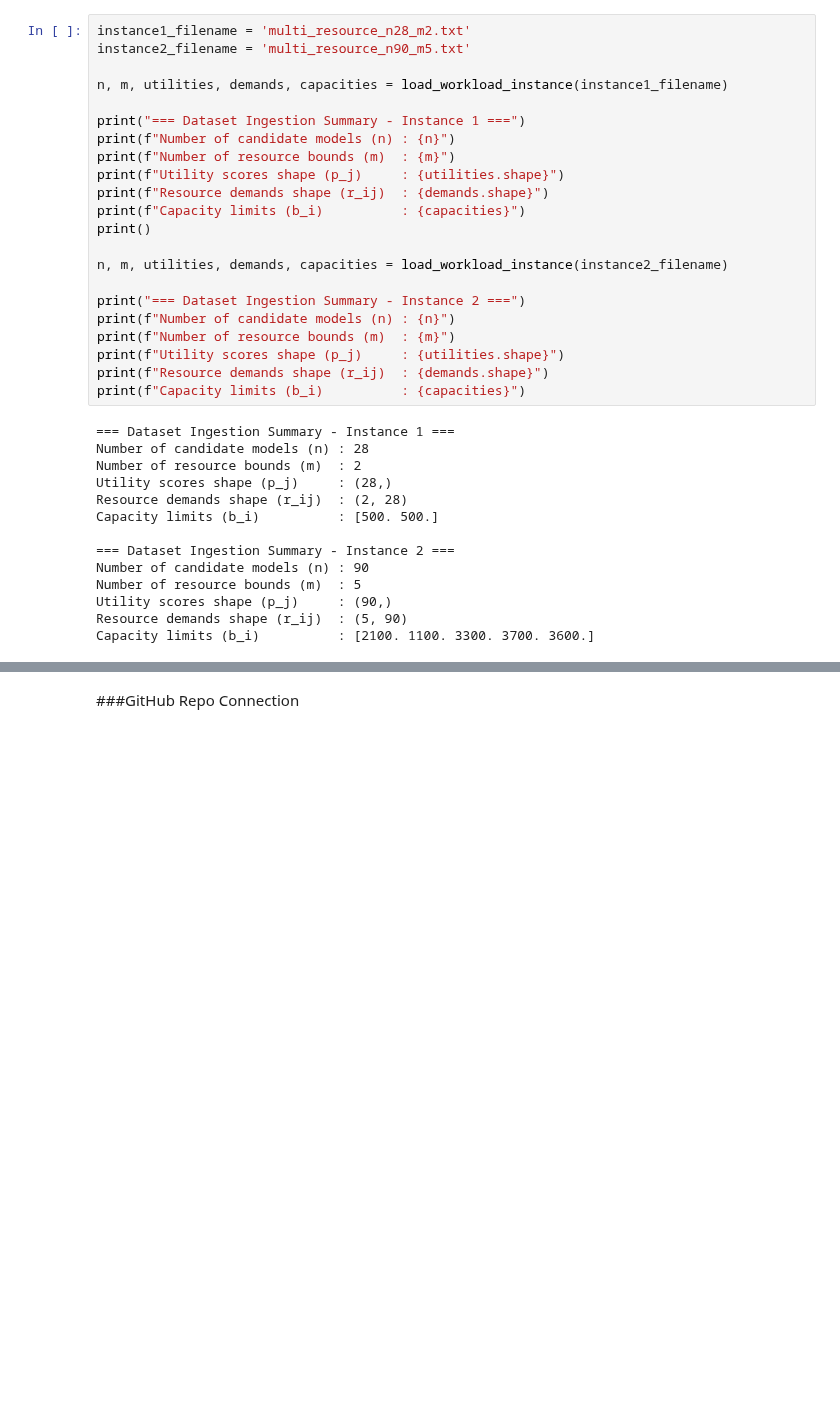
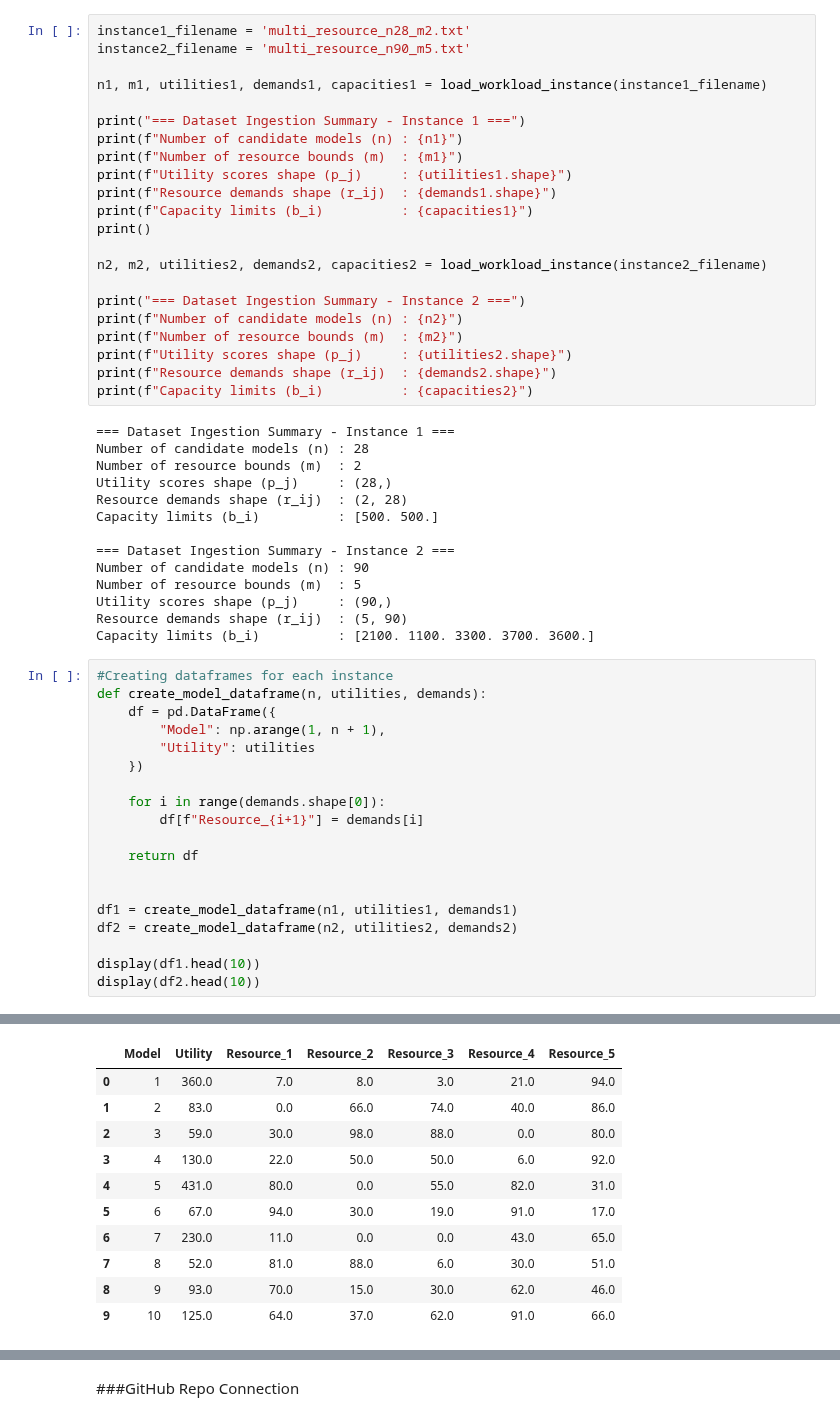
Before and after one commit to ham00496-sketch/CSCU9YE-assignment, a Jupyter notebook: CSCU9YE_Assignment.ipynb, the cells around one changed output, grey strips where cells are left out. Cells and saved outputs as stored; diff of their text form; blank space fills up the shorter version.

Commit message:
Create dataframe for each instance

```diff
--- a/CSCU9YE_Assignment.ipynb
+++ b/CSCU9YE_Assignment.ipynb
@@ -81,24 +82,24 @@ def load_workload_instance(file_path):
 instance1_filename = 'multi_resource_n28_m2.txt'
 instance2_filename = 'multi_resource_n90_m5.txt'
 
-n, m, utilities, demands, capacities = load_workload_instance(instance1_filename)
+n1, m1, utilities1, demands1, capacities1 = load_workload_instance(instance1_filename)
 
 print("=== Dataset Ingestion Summary - Instance 1 ===")
-print(f"Number of candidate models (n) : {n}")
-print(f"Number of resource bounds (m)  : {m}")
-print(f"Utility scores shape (p_j)     : {utilities.shape}")
-print(f"Resource demands shape (r_ij)  : {demands.shape}")
-print(f"Capacity limits (b_i)          : {capacities}")
+print(f"Number of candidate models (n) : {n1}")
+print(f"Number of resource bounds (m)  : {m1}")
+print(f"Utility scores shape (p_j)     : {utilities1.shape}")
+print(f"Resource demands shape (r_ij)  : {demands1.shape}")
+print(f"Capacity limits (b_i)          : {capacities1}")
 print()
 
-n, m, utilities, demands, capacities = load_workload_instance(instance2_filename)
+n2, m2, utilities2, demands2, capacities2 = load_workload_instance(instance2_filename)
 
 print("=== Dataset Ingestion Summary - Instance 2 ===")
-print(f"Number of candidate models (n) : {n}")
-print(f"Number of resource bounds (m)  : {m}")
-print(f"Utility scores shape (p_j)     : {utilities.shape}")
-print(f"Resource demands shape (r_ij)  : {demands.shape}")
-print(f"Capacity limits (b_i)          : {capacities}")
+print(f"Number of candidate models (n) : {n2}")
+print(f"Number of resource bounds (m)  : {m2}")
+print(f"Utility scores shape (p_j)     : {utilities2.shape}")
+print(f"Resource demands shape (r_ij)  : {demands2.shape}")
+print(f"Capacity limits (b_i)          : {capacities2}")
 # %% [output]
 === Dataset Ingestion Summary - Instance 1 ===
 Number of candidate models (n) : 28
@@ -113,3 +114,23 @@ Number of resource bounds (m)  : 5
 Utility scores shape (p_j)     : (90,)
 Resource demands shape (r_ij)  : (5, 90)
 Capacity limits (b_i)          : [2100. 1100. 3300. 3700. 3600.]
+# %%
+#Creating dataframes for each instance
+def create_model_dataframe(n, utilities, demands):
+    df = pd.DataFrame({
+        "Model": np.arange(1, n + 1),
+        "Utility": utilities
+    })
+
+    for i in range(demands.shape[0]):
+        df[f"Resource_{i+1}"] = demands[i]
+
+    return df
+
+
+df1 = create_model_dataframe(n1, utilities1, demands1)
+df2 = create_model_dataframe(n2, utilities2, demands2)
+
+display(df1.head(10))
+display(df2.head(10))
+# %% [output]
@@ -116 +148,12 @@ Capacity limits (b_i)          : [2100. 1100. 3300. 3700. 3600.]
+|  | Model | Utility | Resource_1 | Resource_2 | Resource_3 | Resource_4 | Resource_5 |
+| 0 | 1 | 360.0 | 7.0 | 8.0 | 3.0 | 21.0 | 94.0 |
+| 1 | 2 | 83.0 | 0.0 | 66.0 | 74.0 | 40.0 | 86.0 |
+| 2 | 3 | 59.0 | 30.0 | 98.0 | 88.0 | 0.0 | 80.0 |
+| 3 | 4 | 130.0 | 22.0 | 50.0 | 50.0 | 6.0 | 92.0 |
+| 4 | 5 | 431.0 | 80.0 | 0.0 | 55.0 | 82.0 | 31.0 |
+| 5 | 6 | 67.0 | 94.0 | 30.0 | 19.0 | 91.0 | 17.0 |
+| 6 | 7 | 230.0 | 11.0 | 0.0 | 0.0 | 43.0 | 65.0 |
+| 7 | 8 | 52.0 | 81.0 | 88.0 | 6.0 | 30.0 | 51.0 |
+| 8 | 9 | 93.0 | 70.0 | 15.0 | 30.0 | 62.0 | 46.0 |
+| 9 | 10 | 125.0 | 64.0 | 37.0 | 62.0 | 91.0 | 66.0 |
 # %% [markdown]
```
Also changed, not shown: parts of 4 cells of this notebook.
